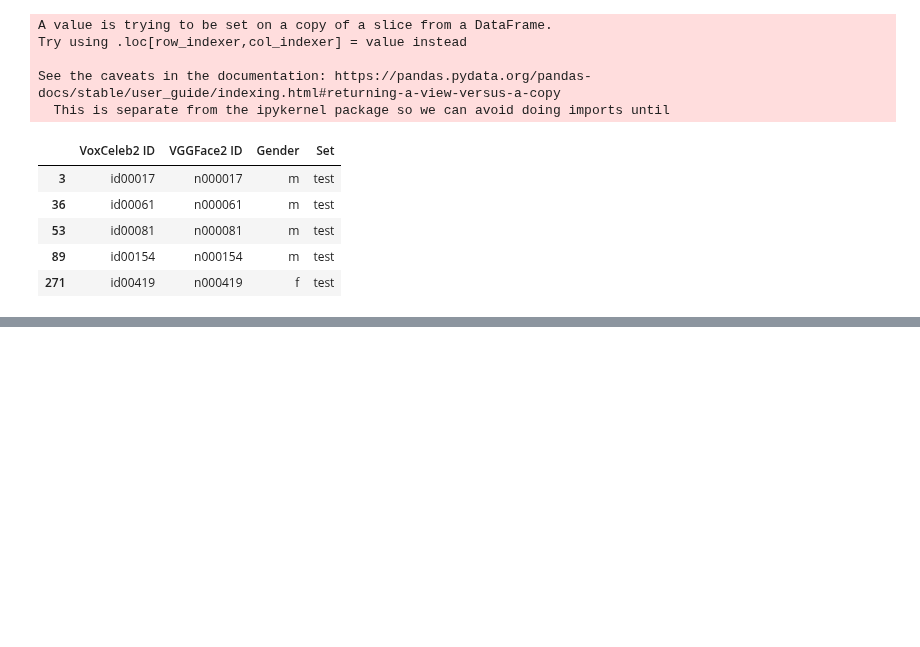
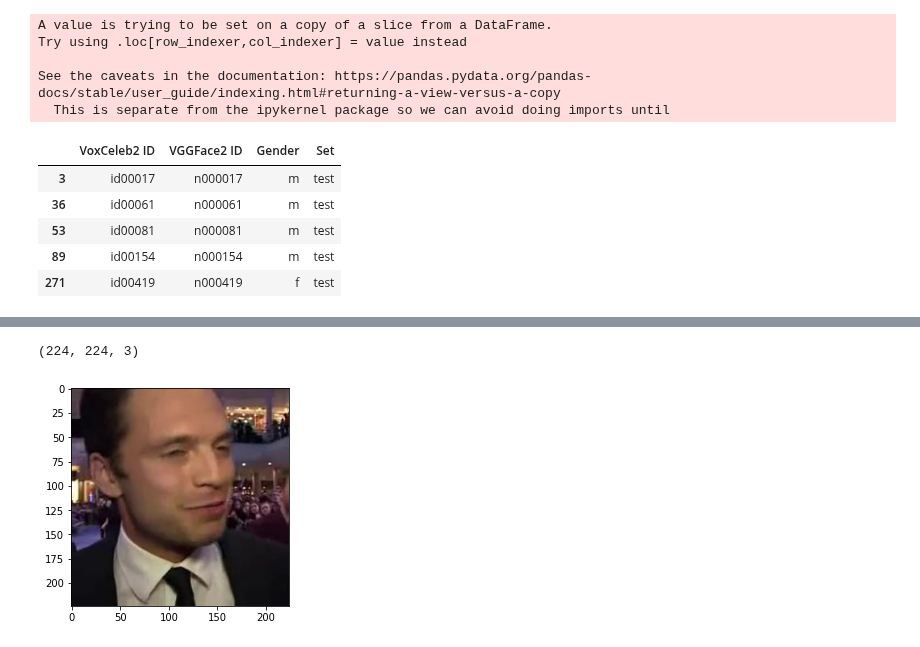
Before and after one commit to kaneelgit/msi_voxceleb, a Jupyter notebook: voxceleb_data_handle.ipynb, the cells around one changed output, grey strips where cells are left out. Cells and saved outputs as stored; diff of their text form; code cells hidden in the pictures; blank space fills up the shorter version.

```diff
--- a/voxceleb_data_handle.ipynb
+++ b/voxceleb_data_handle.ipynb
@@ -123,0 +156,9 @@ for path in vid_paths:
+# %%
+img = plt.imread('/content/vid_images/frame1.jpg')
+
+plt.imshow(img)
+
+img.shape
+# %% [output]
+(224, 224, 3)
+[figure, added]
```
Also changed, not shown: parts of 8 cells of this notebook.
